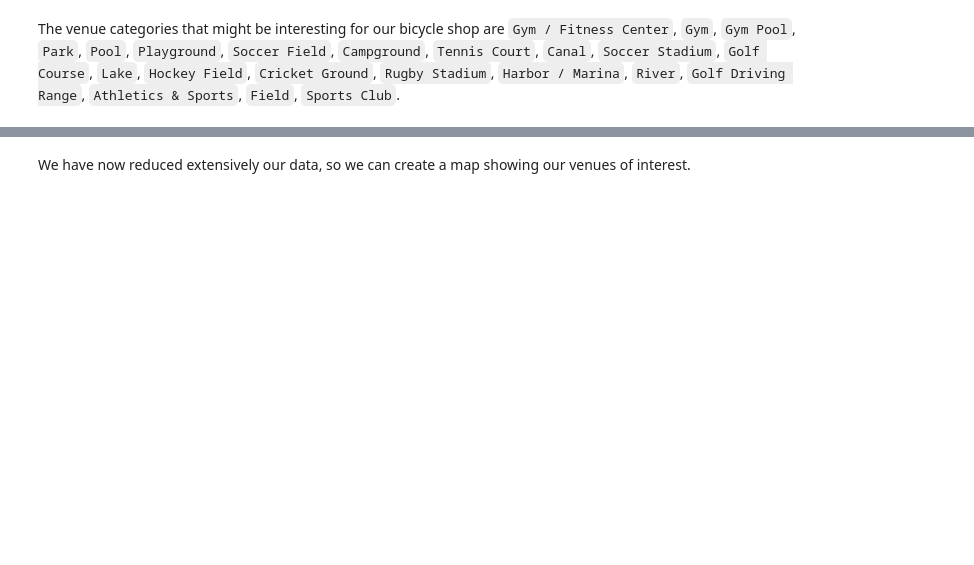
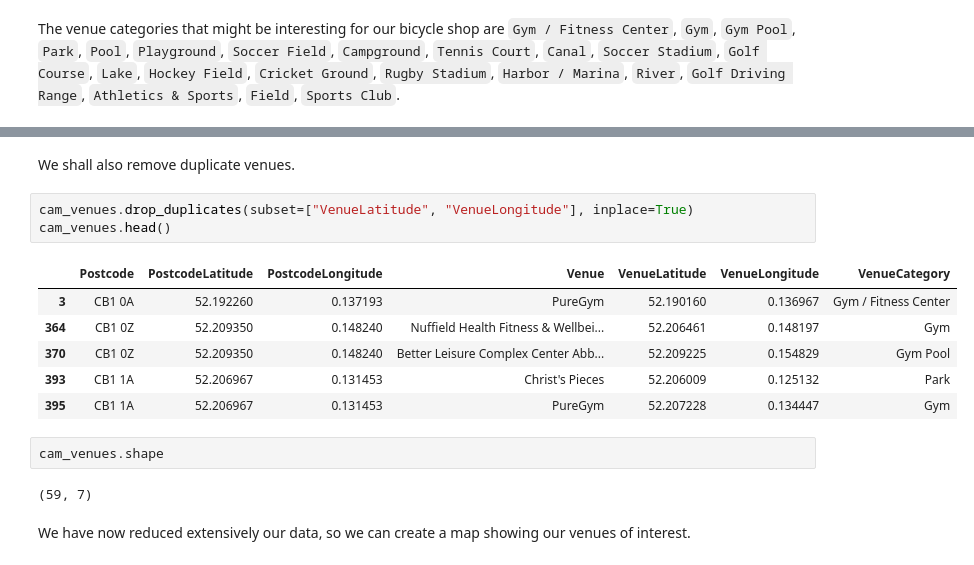
Before and after one commit to robertopreste/Coursera_Capstone, a Jupyter notebook: Final_Project/Capstone_Final_Project.ipynb, the cells around one changed output, grey strips where cells are left out. Cells and saved outputs as stored; diff of their text form; blank space fills up the shorter version.

```diff
--- a/Final_Project/Capstone_Final_Project.ipynb
+++ b/Final_Project/Capstone_Final_Project.ipynb
@@ -232,3 +252,19 @@ cam_venues.shape
+# %% [markdown]
+We shall also remove duplicate venues.
+# %%
+cam_venues.drop_duplicates(subset=["VenueLatitude", "VenueLongitude"], inplace=True)
+cam_venues.head()
+# %% [output]
+|  | Postcode | PostcodeLatitude | PostcodeLongitude | Venue | VenueLatitude | VenueLongitude | VenueCategory |
+| 3 | CB1 0A | 52.192260 | 0.137193 | PureGym | 52.190160 | 0.136967 | Gym / Fitness Center |
+| 364 | CB1 0Z | 52.209350 | 0.148240 | Nuffield Health Fitness & Wellbei... | 52.206461 | 0.148197 | Gym |
+| 370 | CB1 0Z | 52.209350 | 0.148240 | Better Leisure Complex Center Abb... | 52.209225 | 0.154829 | Gym Pool |
+| 393 | CB1 1A | 52.206967 | 0.131453 | Christ's Pieces | 52.206009 | 0.125132 | Park |
+| 395 | CB1 1A | 52.206967 | 0.131453 | PureGym | 52.207228 | 0.134447 | Gym |
+# %%
+cam_venues.shape
+# %% [output]
+(59, 7)
 # %% [markdown]
 We have now reduced extensively our data, so we can create a map showing our venues of interest.
 # %%
```
Also changed, not shown: parts of 27 cells of this notebook.
